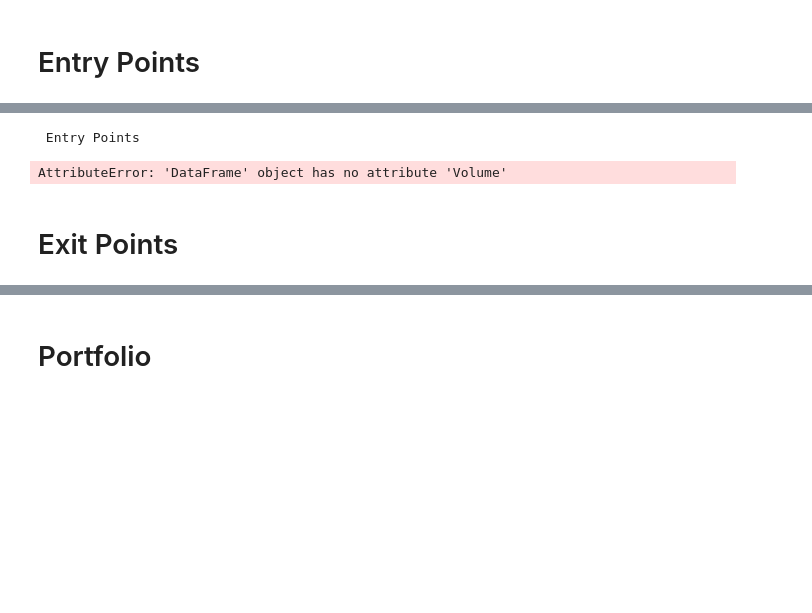
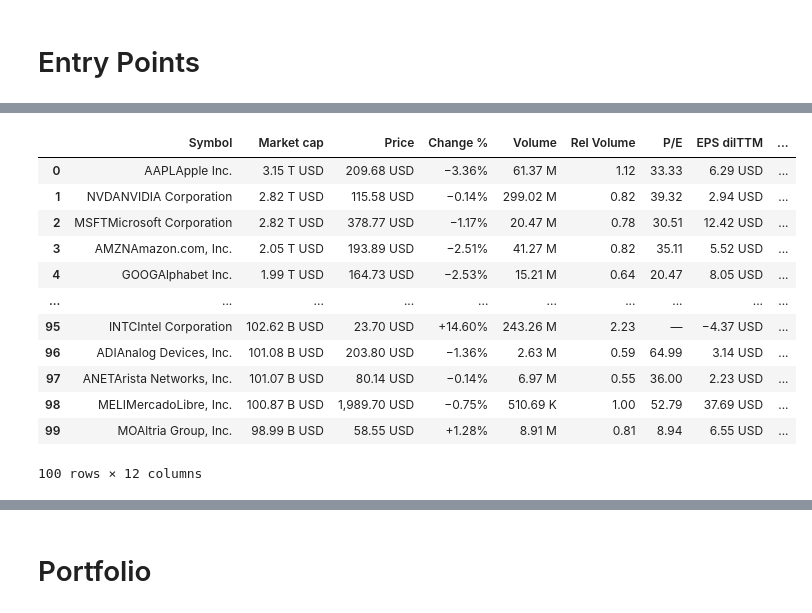
Before and after one commit to DaScient/SuperTrendTradingBot, a Jupyter notebook: yahoo-top-gainers-kalman-forecasting-model.ipynb, the cells around one changed output, grey strips where cells are left out. Saved outputs shown, nothing was run; the diff lists cells and outputs as text; code cells hidden in the pictures; blank space fills up the shorter version.

Commit message:
Kaggle Notebook | Yahoo's Top Gainers ~ Kalman Forecasting Model | Version 573

```diff
--- a/yahoo-top-gainers-kalman-forecasting-model.ipynb
+++ b/yahoo-top-gainers-kalman-forecasting-model.ipynb
@@ -318,47 +198,0 @@ yf.download(tickers=['ESPGY','ALYI'], period='1mo', interval='1d')
-# %%
-# Plotly within a double nested for-loop.
-# This pulls from Yahoo's Gainers first page, then implements technical indicators to output forecasts,
-# RSI, choppiness, trend archers, & other conditionals to aid in decision making.
-
-from plotly.offline import init_notebook_mode, iplot
-init_notebook_mode(connected=True)
-%matplotlib inline
-
-# Pull Yahoo's Top Gainers of Today - first page.
-
-url = 'https://finance.yahoo.com/gainers?count=100&offset=0'
-headers = {
-  'User-Agent': 'Mozilla/5.0 (Windows NT 10.0; rv:91.0) Gecko/20100101 Firefox/91.0'
-}
-
-ytext = requests.get(url,headers=headers).text
-yroot = lxml.html.fromstring(ytext)
-List = []
-for x in yroot.xpath('//*[@id="fin-scr-res-table"]//a'):
-    List.append({"top_movers":x.attrib['href'].split("/")[-2].split("?")[0]})
-List = pd.DataFrame(List)
-
-# calculating plotter
-print('\n Entry Points')
-for i,v in [(v,yf.download(tickers=['ESPGY','ALYI'], period='3mo', interval='1d')) for i,v in List.Volume.items()]:
-    try:
-        #calculate_symbol(v)
-        if (calculate_symbol(v)[8] == True) & (calculate_symbol(v)[4]<="40"):
-            print(f'\n\nTicker: {i}\n\n "Entry Point"  AMAT &  (EMA_13 > Kalman) & (Choppiness <= 40):',calculate_symbol(v)[8])
-            print(' "Exit Point"  ~AMAT & ~(EMA_13 > Kalman):',calculate_symbol(v)[9])
-            print('\n\nClose:',calculate_symbol(v)[1])
-            print('Ichimoku 9-Day Forecast:',calculate_symbol(v)[2])
-            print('Ichimoku 26-Day Forecast:',calculate_symbol(v)[3])
-            print('Choppiness (%):',calculate_symbol(v)[4])
-            print('RSI:',calculate_symbol(v)[5])
-            print('Archer MA Trending:',calculate_symbol(v)[6])
-            print('EMA_13 > Kalman:',calculate_symbol(v)[7])
-            print('Low > Kalman:',calculate_symbol(v)[10])
-            plot(v.tail(90),i)
-        else:pass
-    except:pass
-# %% [output]
- Entry Points
-AttributeError: 'DataFrame' object has no attribute 'Volume'
-# %% [markdown]
-# Exit Points
@@ -383,0 +199,17 @@ for i,v in [(v,yf.download(tickers=v, period='3mo', interval='1d')) for i,v in L
+# %%
+gainers = pd.read_html('https://www.tradingview.com/markets/stocks-usa/market-movers-large-cap/')
+gainers[0]
+# %% [output]
+|  | Symbol | Market cap | Price | Change % | Volume | Rel Volume | P/E | EPS dilTTM | ... |
+| 0 | AAPLApple Inc. | 3.15 T USD | 209.68 USD | −3.36% | 61.37 M | 1.12 | 33.33 | 6.29 USD | ... |
+| 1 | NVDANVIDIA Corporation | 2.82 T USD | 115.58 USD | −0.14% | 299.02 M | 0.82 | 39.32 | 2.94 USD | ... |
+| 2 | MSFTMicrosoft Corporation | 2.82 T USD | 378.77 USD | −1.17% | 20.47 M | 0.78 | 30.51 | 12.42 USD | ... |
+| 3 | AMZNAmazon.com, Inc. | 2.05 T USD | 193.89 USD | −2.51% | 41.27 M | 0.82 | 35.11 | 5.52 USD | ... |
+| 4 | GOOGAlphabet Inc. | 1.99 T USD | 164.73 USD | −2.53% | 15.21 M | 0.64 | 20.47 | 8.05 USD | ... |
+| ... | ... | ... | ... | ... | ... | ... | ... | ... | ... |
+| 95 | INTCIntel Corporation | 102.62 B USD | 23.70 USD | +14.60% | 243.26 M | 2.23 | — | −4.37 USD | ... |
+| 96 | ADIAnalog Devices, Inc. | 101.08 B USD | 203.80 USD | −1.36% | 2.63 M | 0.59 | 64.99 | 3.14 USD | ... |
+| 97 | ANETArista Networks, Inc. | 101.07 B USD | 80.14 USD | −0.14% | 6.97 M | 0.55 | 36.00 | 2.23 USD | ... |
+| 98 | MELIMercadoLibre, Inc. | 100.87 B USD | 1,989.70 USD | −0.75% | 510.69 K | 1.00 | 52.79 | 37.69 USD | ... |
+| 99 | MOAltria Group, Inc. | 98.99 B USD | 58.55 USD | +1.28% | 8.91 M | 0.81 | 8.94 | 6.55 USD | ... |
+100 rows × 12 columns
```
Also changed, not shown: parts of 23 cells of this notebook.
